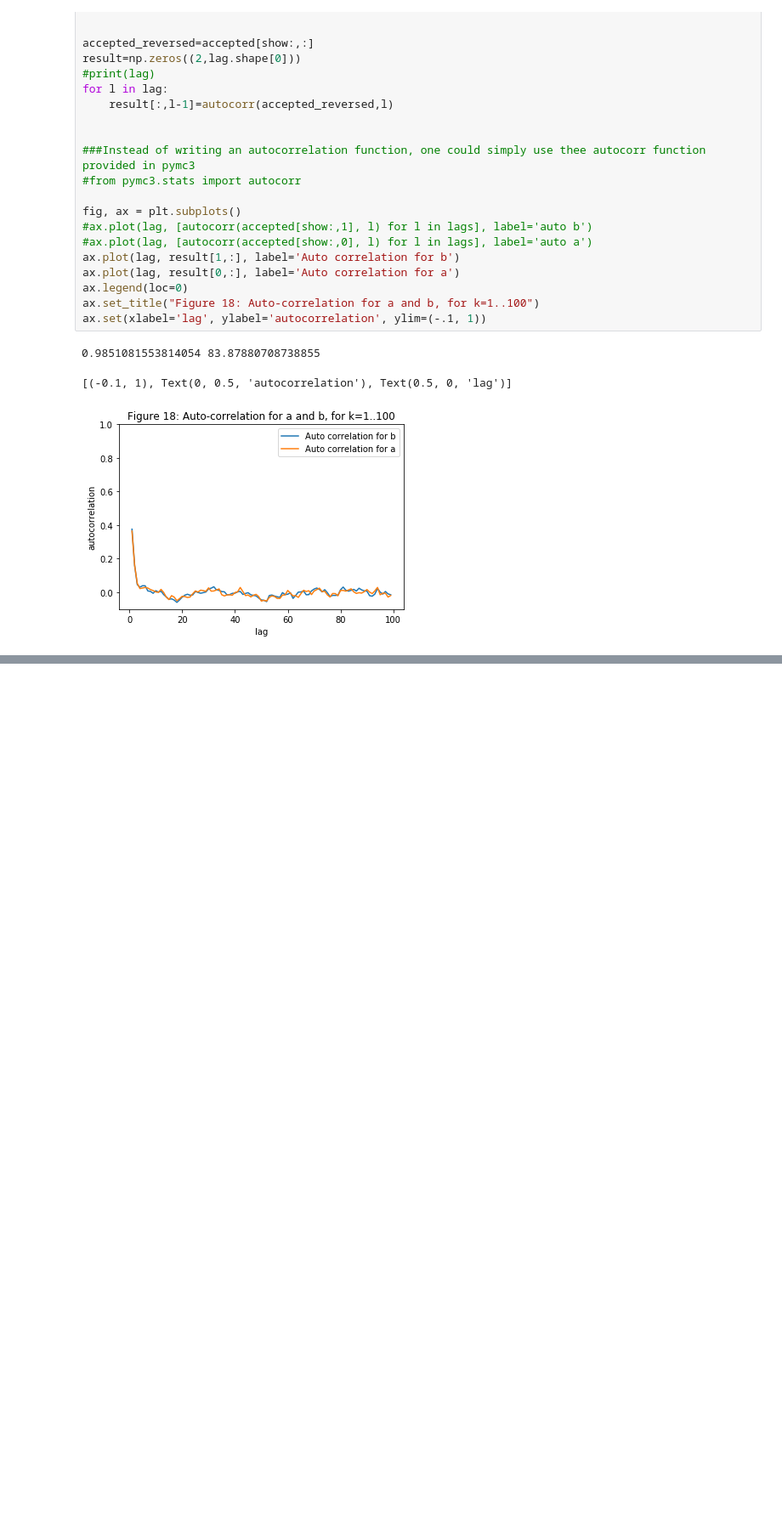
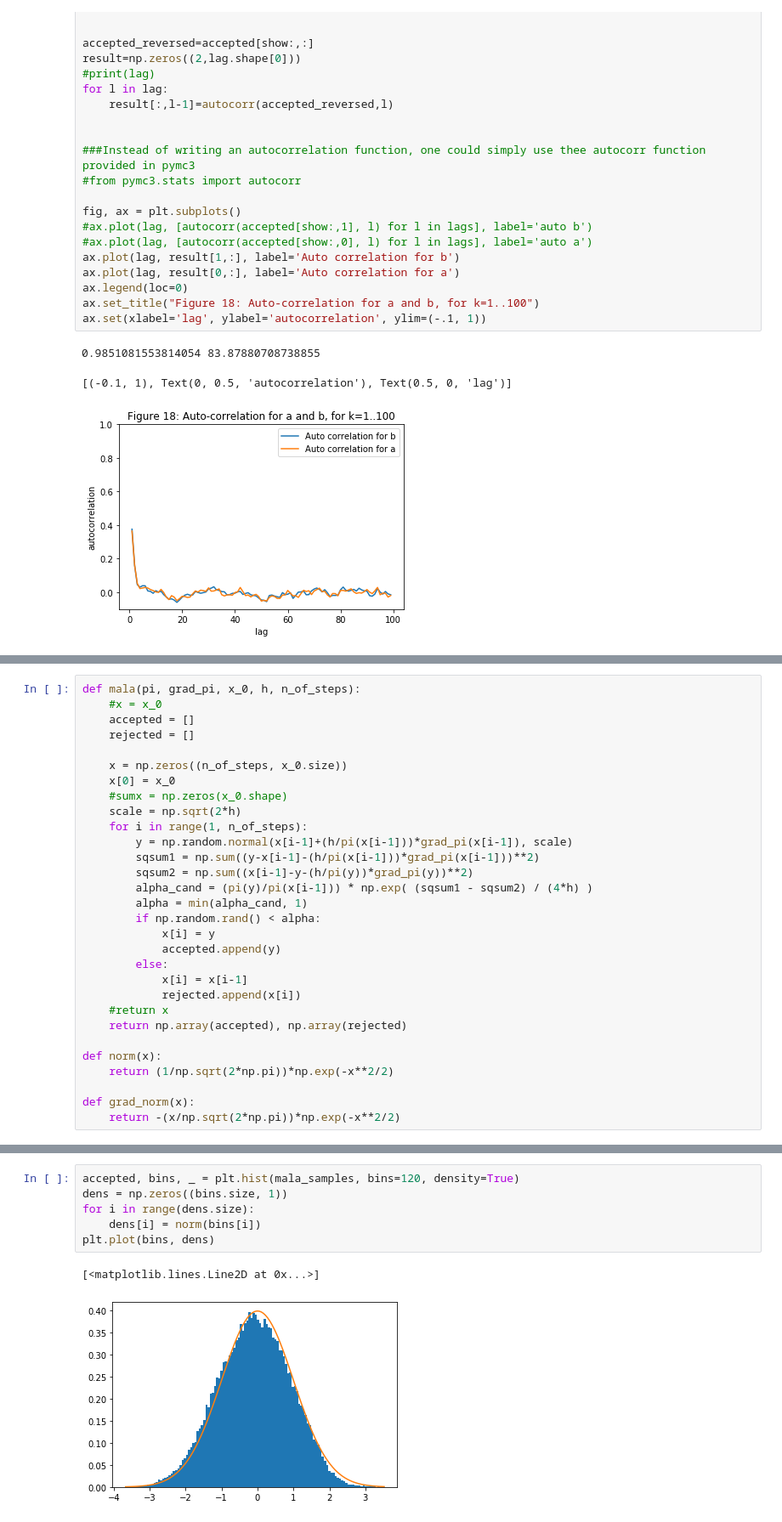
Before and after one commit to jaworra/MCMC-Python, a Jupyter notebook: MCMC_Scratch.ipynb, the cells around one changed output, grey strips where cells are left out. Shown at 85% size. Drawn from its saved outputs; the diff is of its cells as text; blank space fills up the shorter version.

```diff
--- a/MCMC_Scratch.ipynb
+++ b/MCMC_Scratch.ipynb
@@ -392,0 +484,30 @@ ax.set(xlabel='lag', ylabel='autocorrelation', ylim=(-.1, 1))
+# %%
+def mala(pi, grad_pi, x_0, h, n_of_steps):
+    #x = x_0
+    accepted = []
+    rejected = []
+
+    x = np.zeros((n_of_steps, x_0.size))
+    x[0] = x_0
+    #sumx = np.zeros(x_0.shape)
+    scale = np.sqrt(2*h)
+    for i in range(1, n_of_steps):
+        y = np.random.normal(x[i-1]+(h/pi(x[i-1]))*grad_pi(x[i-1]), scale)
+        sqsum1 = np.sum((y-x[i-1]-(h/pi(x[i-1]))*grad_pi(x[i-1]))**2)
+        sqsum2 = np.sum((x[i-1]-y-(h/pi(y))*grad_pi(y))**2)
+        alpha_cand = (pi(y)/pi(x[i-1])) * np.exp( (sqsum1 - sqsum2) / (4*h) )
+        alpha = min(alpha_cand, 1)
+        if np.random.rand() < alpha:
+            x[i] = y
+            accepted.append(y)
+        else:
+            x[i] = x[i-1]
+            rejected.append(x[i])
+    #return x
+    return np.array(accepted), np.array(rejected)
+
+def norm(x):
+    return (1/np.sqrt(2*np.pi))*np.exp(-x**2/2)
+
+def grad_norm(x):
+    return -(x/np.sqrt(2*np.pi))*np.exp(-x**2/2)
@@ -392,0 +591,9 @@ ax.set(xlabel='lag', ylabel='autocorrelation', ylim=(-.1, 1))
+# %%
+accepted, bins, _ = plt.hist(mala_samples, bins=120, density=True)
+dens = np.zeros((bins.size, 1))
+for i in range(dens.size):
+    dens[i] = norm(bins[i])
+plt.plot(bins, dens)
+# %% [output]
+[<matplotlib.lines.Line2D at 0x...>]
+[figure, added]
```
Also changed, not shown: parts of 14 cells of this notebook.
